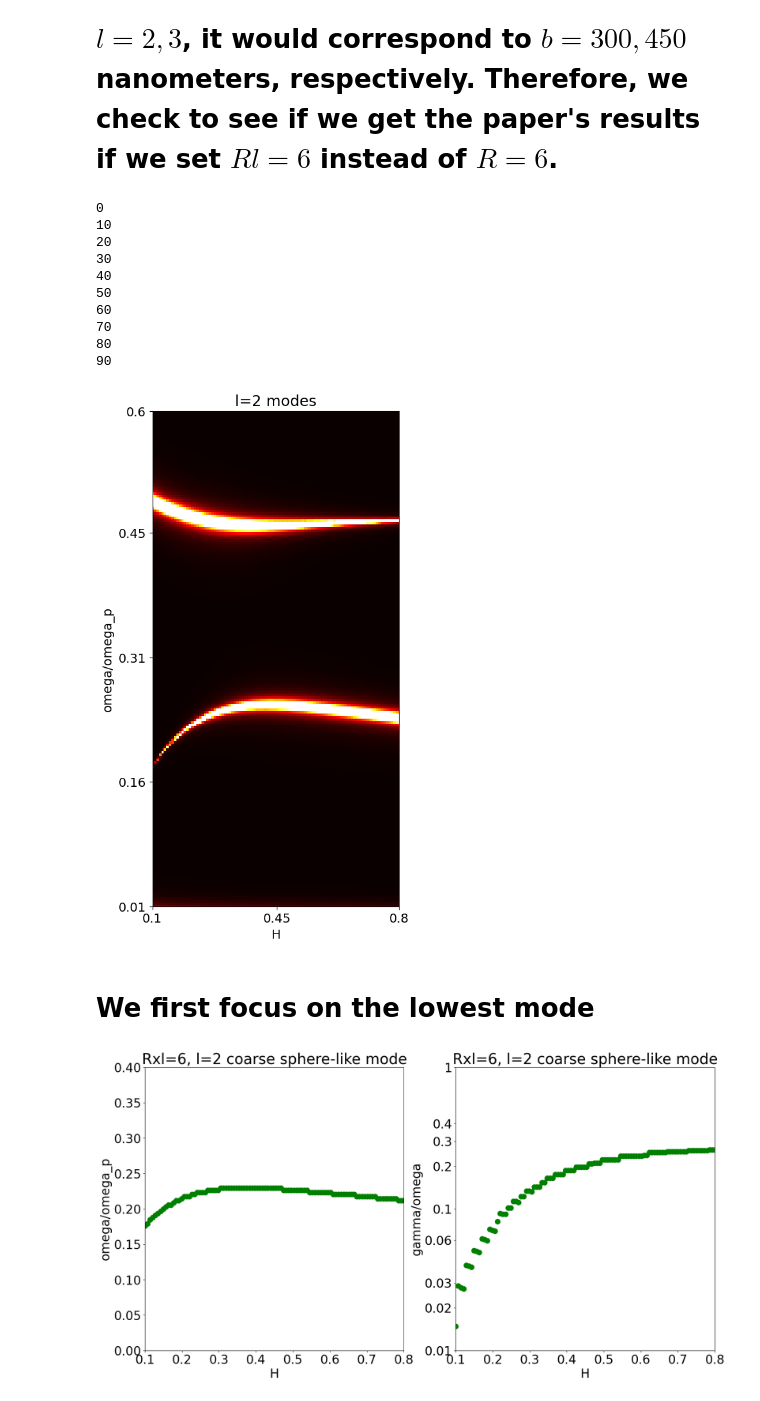
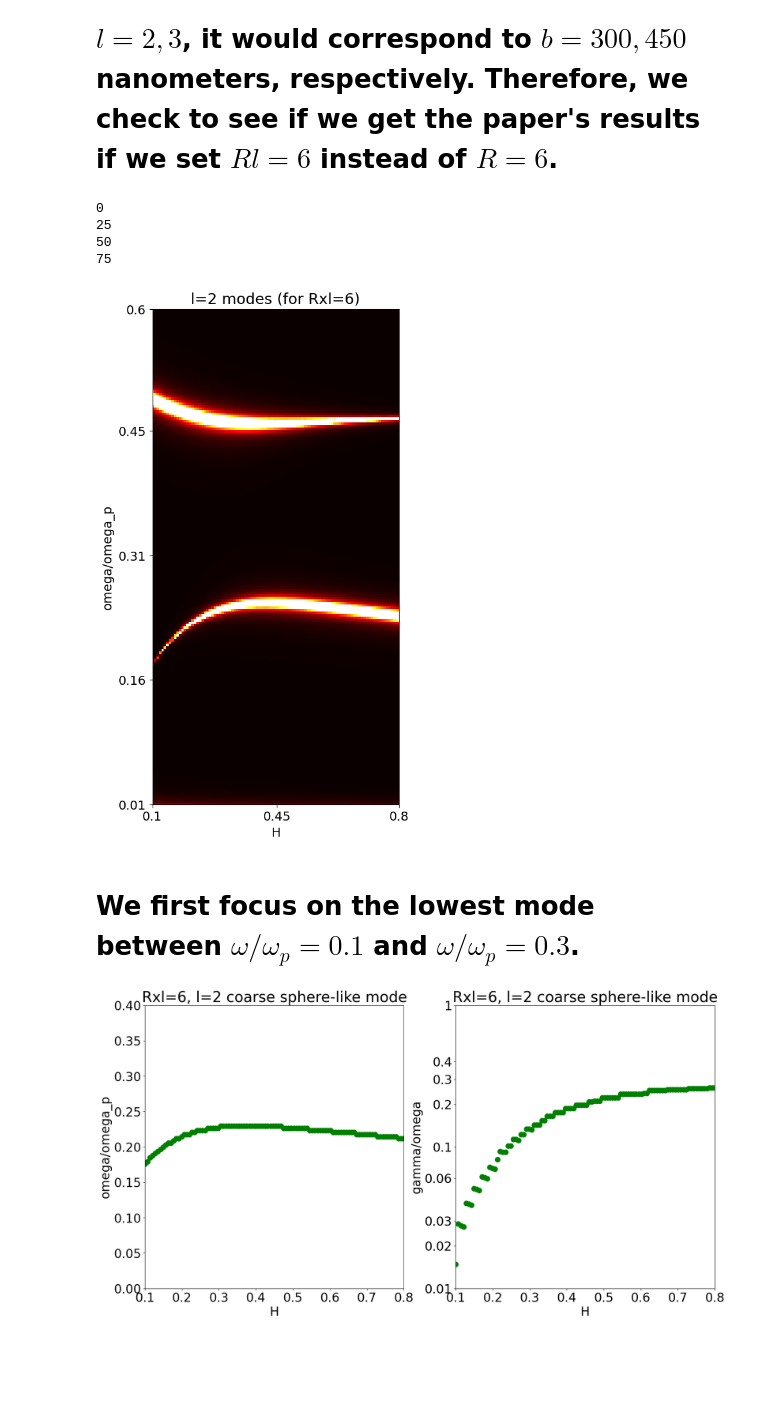
Before and after one commit to AliGhorashiCMT/Coherent-Perfect-Absorption, a Jupyter notebook: spheres/Void Plasmon Higher Angular Momentum.ipynb, the cells around one changed output. Saved outputs shown, nothing was run; the diff lists cells and outputs as text; code cells hidden in the pictures; blank space fills up the shorter version.

Commit message:
finished re-producing incorrect figure from de Abajo's paper

```diff
--- a/spheres/Void Plasmon Higher Angular Momentum.ipynb
+++ b/spheres/Void Plasmon Higher Angular Momentum.ipynb
@@ -1263,24 +1263,24 @@ K = 100
 N = 200
 l = 2
 R = 6
-Hs = linspace(0.1, 0.8, K) # Range of Rs (normalized value of b) used in the paper
+Hs = linspace(0.1, 0.8, K) # Range of Hs
 omega_over_omega_ps_real = linspace(0.01, 0.6, N) # range of real(omega)/omega_p
 omega_over_omega_ps_imag = linspace(0.0001, 0.5, N) # range of imag(omega)/omega_p
 omega_over_omega_ps = omega_over_omega_ps_real.reshape((N, 1)).repeat(N, axis=1) - 1j*omega_over_omega_ps_imag.reshape((1, N)).repeat(N, axis=0)
-gamma_e = 0
-gammas = np.zeros((K, N))
+gamma_e = 0 # No scattering loss for this figure
+gammas = np.zeros((K, N)) # For each pair of (H, omega), we find the best value for the radiative loss
 heatmap_data = np.zeros((K, N))
 for (H_idx, H) in enumerate(Hs):
-    if (H_idx % 10) == 0:
+    if (H_idx % 25) == 0:
         print(H_idx)
     epsilon2 = gold_drude(omega_over_omega_ps, gamma_e=gamma_e); epsilon1 =  ones((N, N))
-    kR = R * omega_over_omega_ps
+    kR = R * omega_over_omega_ps # Notice that I do not multiply by l here
     previous_coefficients = np.array([1, 1])
 
     next_coefficients = e_r_recursive_cpa(previous_coefficients, l, epsilon1, epsilon2, kR)
 
     epsilon2 = ones((N, N)) ; epsilon1 = gold_drude(omega_over_omega_ps, gamma_e=gamma_e);
-    kR =  (H * l + R) * omega_over_omega_ps
+    kR = (H*l + R) * omega_over_omega_ps # Notice that I only multiply H by l and remain R unchanged
     next_coefficients = e_r_recursive_cpa(next_coefficients, l, epsilon1, epsilon2, kR)
 
     scattering_amplitudes = np.abs(next_coefficients[0, ...]/next_coefficients[1, ...])**2
@@ -1288,30 +1288,24 @@ for (H_idx, H) in enumerate(Hs):
     gammas[H_idx, :] = omega_over_omega_ps_imag[scattering_amplitudes.argmax(axis=1)]
 # %% [output]
 0
-10
-20
-30
-40
+25
 50
-60
-70
-80
-90
+75
 # %%
 plt.rcParams.update({'font.size': 14})
 fig, ax = plt.subplots(figsize=(15,10))
 ax.imshow(heatmap_data.T, cmap="hot", vmin=1, vmax=200, origin="lower");
 ax.set_xticks([0, K/2, K-1], Hs[[0, round(K/2), K-1]].round(2))
 ax.set_yticks([0, N/4, N/2, N*3/4, N-1], omega_over_omega_ps_real[[0, round(N/4), round(N/2), round(3*N/4), N-1]].round(2))
 ax.set_xlim(0, K-1)
 ax.set_ylim(0, N-1);
 ax.set_xlabel("H")
 ax.set_ylabel("omega/omega_p");
-ax.set_title(f"l=2 modes");
+ax.set_title(f"l=2 modes (for Rxl=6)");
 # %% [output]
-[figure, old version]
+[figure, new version]
 # %% [markdown]
-# We first focus on the lowest mode
+# We first focus on the lowest mode between $\omega/\omega_p=0.1$ and $\omega/\omega_p=0.3$.
 # %%
 x, y = np.where(heatmap_data > 10) # Find where the modes are
 first_mode_idxs = np.where((omega_over_omega_ps_real[y] < 0.3) & (omega_over_omega_ps_real[y] > 0.1)) # Indices for the lowest mode
```
Also changed, not shown: parts of 20 cells of this notebook.
